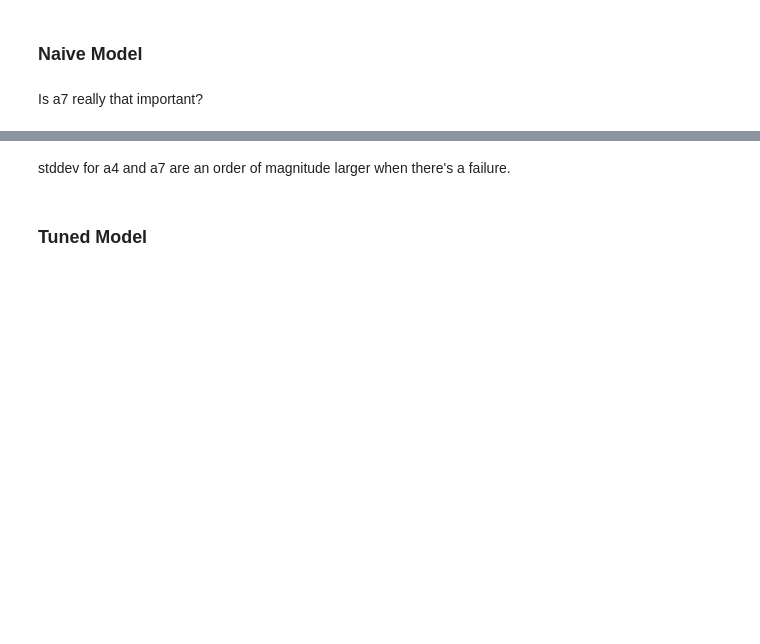
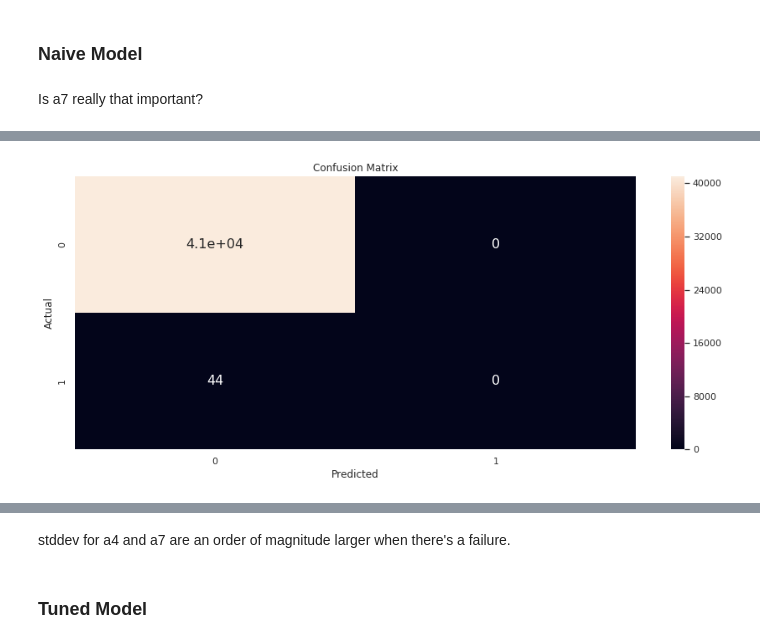
Before and after one commit to kcavagnolo/faults, a Jupyter notebook: faults_dfs.ipynb, the cells around one changed output, grey strips where cells are left out. Drawn from its saved outputs; the diff is of its cells as text; code cells hidden in the pictures; blank space fills up the shorter version.

```diff
--- a/faults_dfs.ipynb
+++ b/faults_dfs.ipynb
@@ -1072,3 +1143,11 @@ plt.show()
+# %%
+# prediction on test set
+dtest = xgb.DMatrix(X_test, y_test, feature_names=feature_names)
+y_pred = model.predict(dtest)
+# %%
+plot_confusion(y_test, y_pred)
+# %% [output]
+[figure, added]
 # %%
 # let's see if this makes sense
 temp = faults_df.filter(regex='^a|failure')
```
Also changed, not shown: parts of 28 cells of this notebook, 2 other files.
